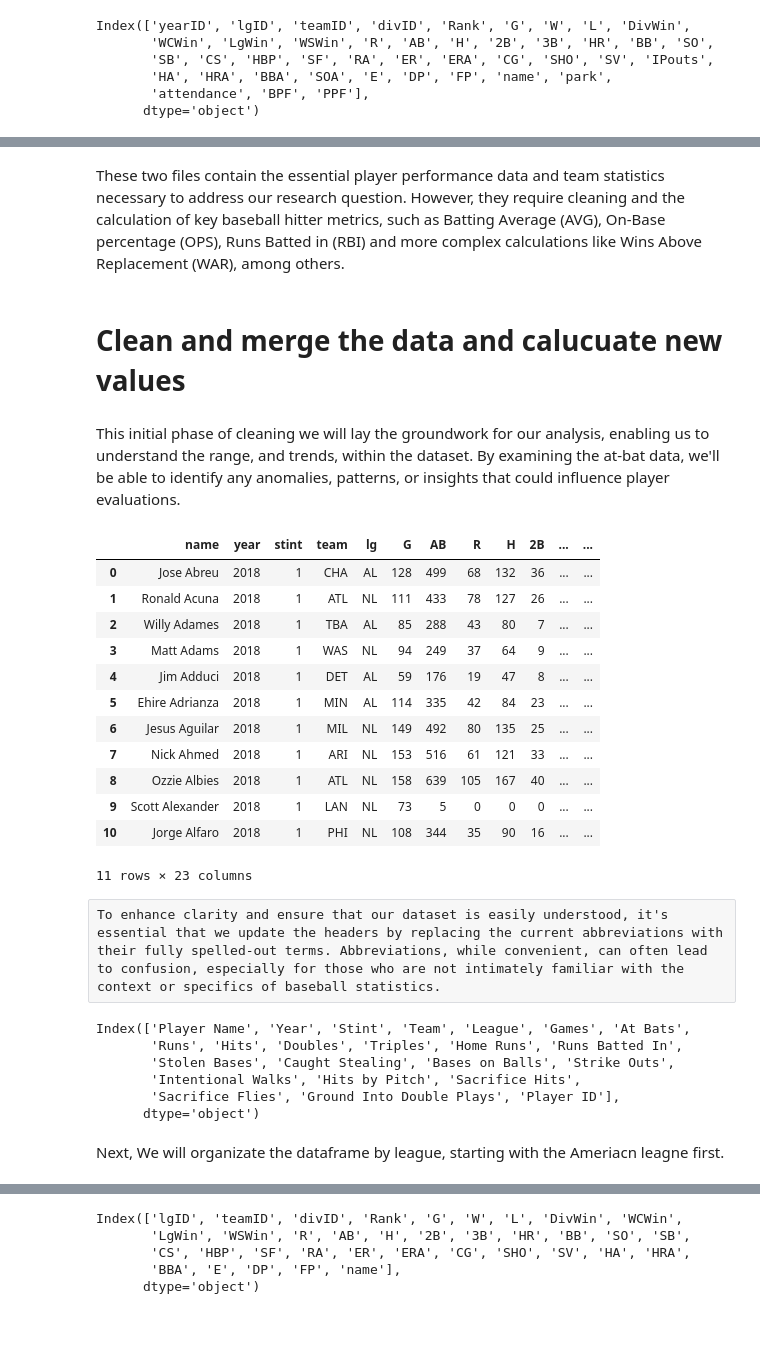
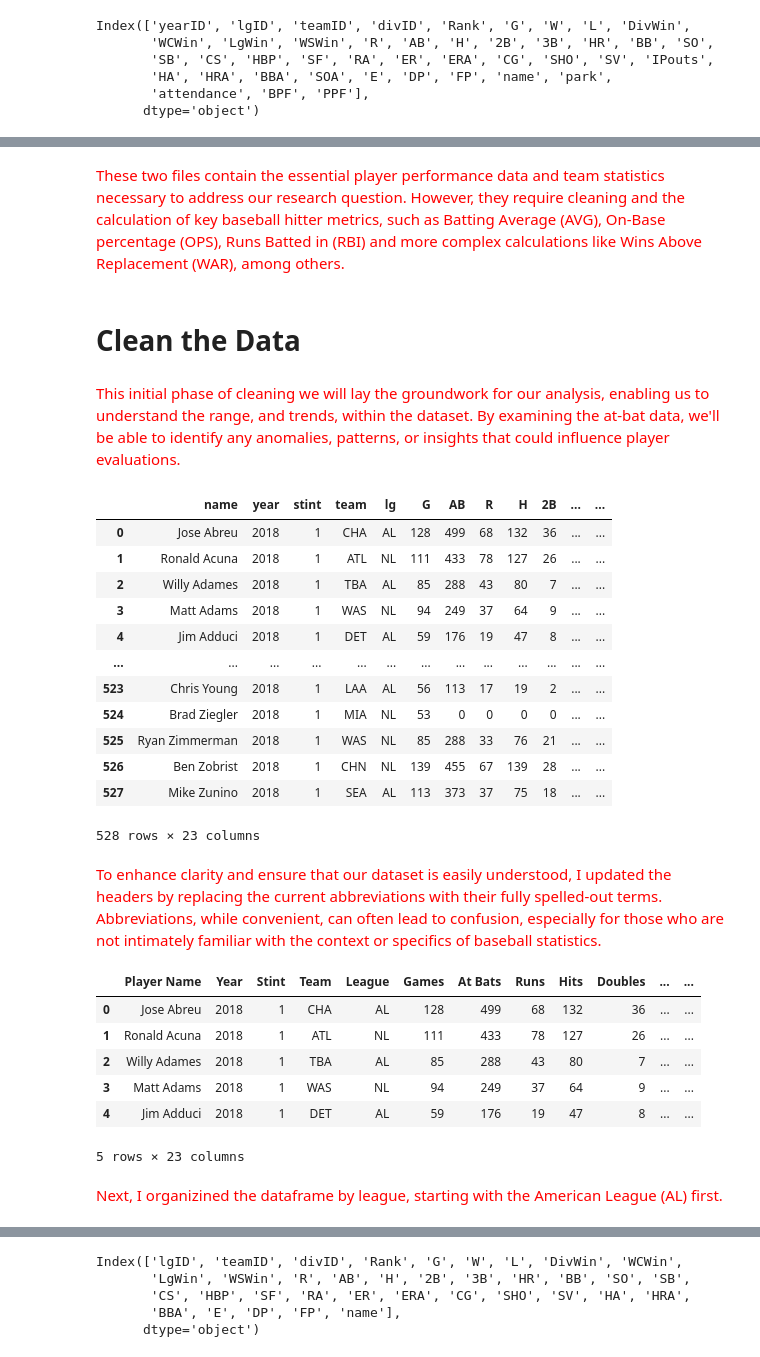
Before and after one commit to JMNAJE/data_analysis_capstone, a Jupyter notebook: data_analysis_capstone_df.ipynb, the cells around one changed output, grey strips where cells are left out. Saved outputs shown, nothing was run; the diff lists cells and outputs as text; code cells hidden in the pictures; blank space fills up the shorter version.

```diff
--- a/data_analysis_capstone_df.ipynb
+++ b/data_analysis_capstone_df.ipynb
@@ -68,6 +89,6 @@ I applied the same methodology to load and conduct an initial exploration of the
 # %%
 # Define the file path for the teams.csv
-file_path = r'D:\Code LOU\data_analysis_capstone\Data\teams.csv'
+file_path = (r"teams.csv")
 # %%
 # Read the atbats.csv file
 data_teams = pd.read_csv(file_path)
@@ -111,15 +148,15 @@ Index(['yearID', 'lgID', 'teamID', 'divID', 'Rank', 'G', 'W', 'L', 'DivWin',
 # %% [markdown]
-These two files contain the essential player performance data and team statistics necessary to address our research question. However, they require cleaning and the calculation of key baseball hitter metrics, such as Batting Average (AVG), On-Base percentage (OPS), Runs Batted in (RBI) and more complex calculations like Wins Above Replacement (WAR), among others.
+<span style="color:red;"> These two files contain the essential player performance data and team statistics necessary to address our research question. However, they require cleaning and the calculation of key baseball hitter metrics, such as Batting Average (AVG), On-Base percentage (OPS), Runs Batted in (RBI) and more complex calculations like Wins Above Replacement (WAR), among others.</span>
 # %% [markdown]
-# Clean and merge the data and calucuate new values
+# Clean the Data
 # %% [markdown]
-This initial phase of cleaning we will lay the groundwork for our analysis, enabling us to understand the range, and trends,  within the dataset. By examining the at-bat data, we'll be able to identify any anomalies, patterns, or insights that could influence player evaluations.
+<span style="color:red;">This initial phase of cleaning we will lay the groundwork for our analysis, enabling us to understand the range, and trends,  within the dataset. By examining the at-bat data, we'll be able to identify any anomalies, patterns, or insights that could influence player evaluations. </span>
 # %%
 # initialize empty list to store the atbat data
 data_list = []
 
 data = {
-    'atbat': r'D:\Code LOU\data_analysis_capstone\Data\atbats.csv'
+    'atbat': r"atbats.csv"
     }
 
 data_list = []
@@ -135,24 +172,25 @@ for key, file_path in data.items():
 # concatenate all dataframes in the list into a single atbats dataframe
 atbats_df = pd.concat(data_list, ignore_index=True)
 # %%
-# display first 10 rows the data to examine
-atbats_df.head(11)
+# display data to examine
+atbats_df
 # %% [output]
 |  | name | year | stint | team | lg | G | AB | R | H | 2B | ... | ... |
 | 0 | Jose Abreu | 2018 | 1 | CHA | AL | 128 | 499 | 68 | 132 | 36 | ... | ... |
 | 1 | Ronald Acuna | 2018 | 1 | ATL | NL | 111 | 433 | 78 | 127 | 26 | ... | ... |
 | 2 | Willy Adames | 2018 | 1 | TBA | AL | 85 | 288 | 43 | 80 | 7 | ... | ... |
 | 3 | Matt Adams | 2018 | 1 | WAS | NL | 94 | 249 | 37 | 64 | 9 | ... | ... |
 | 4 | Jim Adduci | 2018 | 1 | DET | AL | 59 | 176 | 19 | 47 | 8 | ... | ... |
-| 5 | Ehire Adrianza | 2018 | 1 | MIN | AL | 114 | 335 | 42 | 84 | 23 | ... | ... |
-| 6 | Jesus Aguilar | 2018 | 1 | MIL | NL | 149 | 492 | 80 | 135 | 25 | ... | ... |
-| 7 | Nick Ahmed | 2018 | 1 | ARI | NL | 153 | 516 | 61 | 121 | 33 | ... | ... |
-| 8 | Ozzie Albies | 2018 | 1 | ATL | NL | 158 | 639 | 105 | 167 | 40 | ... | ... |
-| 9 | Scott Alexander | 2018 | 1 | LAN | NL | 73 | 5 | 0 | 0 | 0 | ... | ... |
-| 10 | Jorge Alfaro | 2018 | 1 | PHI | NL | 108 | 344 | 35 | 90 | 16 | ... | ... |
+| ... | ... | ... | ... | ... | ... | ... | ... | ... | ... | ... | ... | ... |
+| 523 | Chris Young | 2018 | 1 | LAA | AL | 56 | 113 | 17 | 19 | 2 | ... | ... |
+| 524 | Brad Ziegler | 2018 | 1 | MIA | NL | 53 | 0 | 0 | 0 | 0 | ... | ... |
+| 525 | Ryan Zimmerman | 2018 | 1 | WAS | NL | 85 | 288 | 33 | 76 | 21 | ... | ... |
+| 526 | Ben Zobrist | 2018 | 1 | CHN | NL | 139 | 455 | 67 | 139 | 28 | ... | ... |
+| 527 | Mike Zunino | 2018 | 1 | SEA | AL | 113 | 373 | 37 | 75 | 18 | ... | ... |
-11 rows × 23 columns
+528 rows × 23 columns
-# %% [raw]
-To enhance clarity and ensure that our dataset is easily understood, it's essential that we update the headers by replacing the current abbreviations with their fully spelled-out terms. Abbreviations, while convenient, can often lead to confusion, especially for those who are not intimately familiar with the context or specifics of baseball statistics.
+# %% [markdown]
+<span style="color:red;">
+To enhance clarity and ensure that our dataset is easily understood, I updated the headers by replacing the current abbreviations with their fully spelled-out terms. Abbreviations, while convenient, can often lead to confusion, especially for those who are not intimately familiar with the context or specifics of baseball statistics. </span>
 # %%
 # Dictionary of abbreviations to full terms
 abbreviations = {
@@ -185,13 +223,14 @@ abbreviations = {
 atbats_df.rename(columns=abbreviations, inplace=True)
 
 # Display the new column names to verify they've been updated
-print(atbats_df.columns)
+atbats_df.head(5)
 # %% [output]
+|  | Player Name | Year | Stint | Team | League | Games | At Bats | Runs | Hits | Doubles | ... | ... |
+| 0 | Jose Abreu | 2018 | 1 | CHA | AL | 128 | 499 | 68 | 132 | 36 | ... | ... |
+| 1 | Ronald Acuna | 2018 | 1 | ATL | NL | 111 | 433 | 78 | 127 | 26 | ... | ... |
+| 2 | Willy Adames | 2018 | 1 | TBA | AL | 85 | 288 | 43 | 80 | 7 | ... | ... |
+| 3 | Matt Adams | 2018 | 1 | WAS | NL | 94 | 249 | 37 | 64 | 9 | ... | ... |
+| 4 | Jim Adduci | 2018 | 1 | DET | AL | 59 | 176 | 19 | 47 | 8 | ... | ... |
-Index(['Player Name', 'Year', 'Stint', 'Team', 'League', 'Games', 'At Bats',
-       'Runs', 'Hits', 'Doubles', 'Triples', 'Home Runs', 'Runs Batted In',
-       'Stolen Bases', 'Caught Stealing', 'Bases on Balls', 'Strike Outs',
-       'Intentional Walks', 'Hits by Pitch', 'Sacrifice Hits',
-       'Sacrifice Flies', 'Ground Into Double Plays', 'Player ID'],
-      dtype='object')
+5 rows × 23 columns
 # %% [markdown]
-Next, We will organizate the dataframe by league, starting with the Ameriacn leagne first.
+<span style="color:red;">Next, I organizined the dataframe by league, starting with the American League (AL) first. </span>
```
Also changed, not shown: parts of 87 cells of this notebook, 2 other files.
